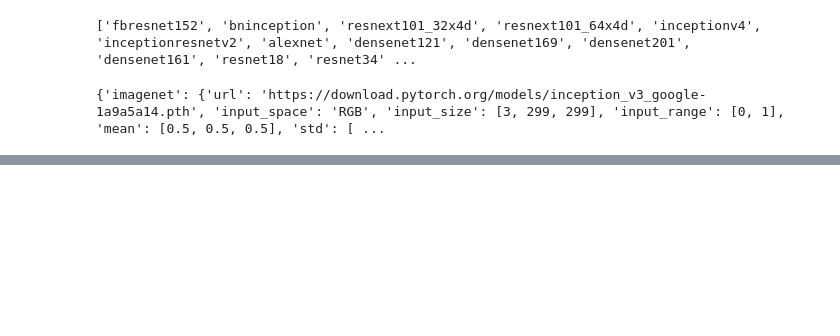
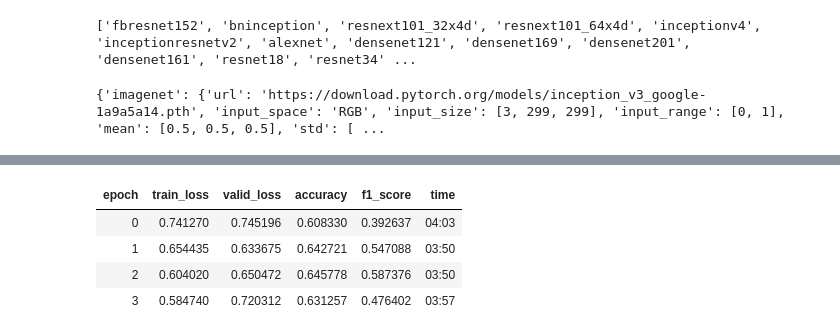
Before and after one commit to AHMEDALOLAWYI/World-Food-Program-, a Jupyter notebook: task_10_inception/class_inception_pretrained.ipynb, the cells around one changed output, grey strips where cells are left out. Saved outputs shown, nothing was run; the diff lists cells and outputs as text; code cells hidden in the pictures; blank space fills up the shorter version.

```diff
--- a/task_10_inception/class_inception_pretrained.ipynb
+++ b/task_10_inception/class_inception_pretrained.ipynb
@@ -300,2 +243,14 @@ learn = Learner(data, model, metrics=[accuracy, f1_score])
 # %%
-groups = [nn.Sequential(*list(model.children())[:-3]),nn.Sequential(*list(model.children())[-3:])]
+groups = [nn.Sequential(*list(model.children())[:-1]),nn.Sequential(*list(model.children())[-1:])]
+learn.layer_groups = groups
+learn.freeze()
+
+# The 1cycle policy - fit_one_cycle() explained
+# https://sgugger.github.io/the-1cycle-policy.html
+learn.fit_one_cycle(4,3e-3)
+# %% [output]
+| epoch | train_loss | valid_loss | accuracy | f1_score | time |
+| 0 | 0.741270 | 0.745196 | 0.608330 | 0.392637 | 04:03 |
+| 1 | 0.654435 | 0.633675 | 0.642721 | 0.547088 | 03:50 |
+| 2 | 0.604020 | 0.650472 | 0.645778 | 0.587376 | 03:50 |
+| 3 | 0.584740 | 0.720312 | 0.631257 | 0.476402 | 03:57 |
```
Also changed, not shown: parts of 40 cells of this notebook.
